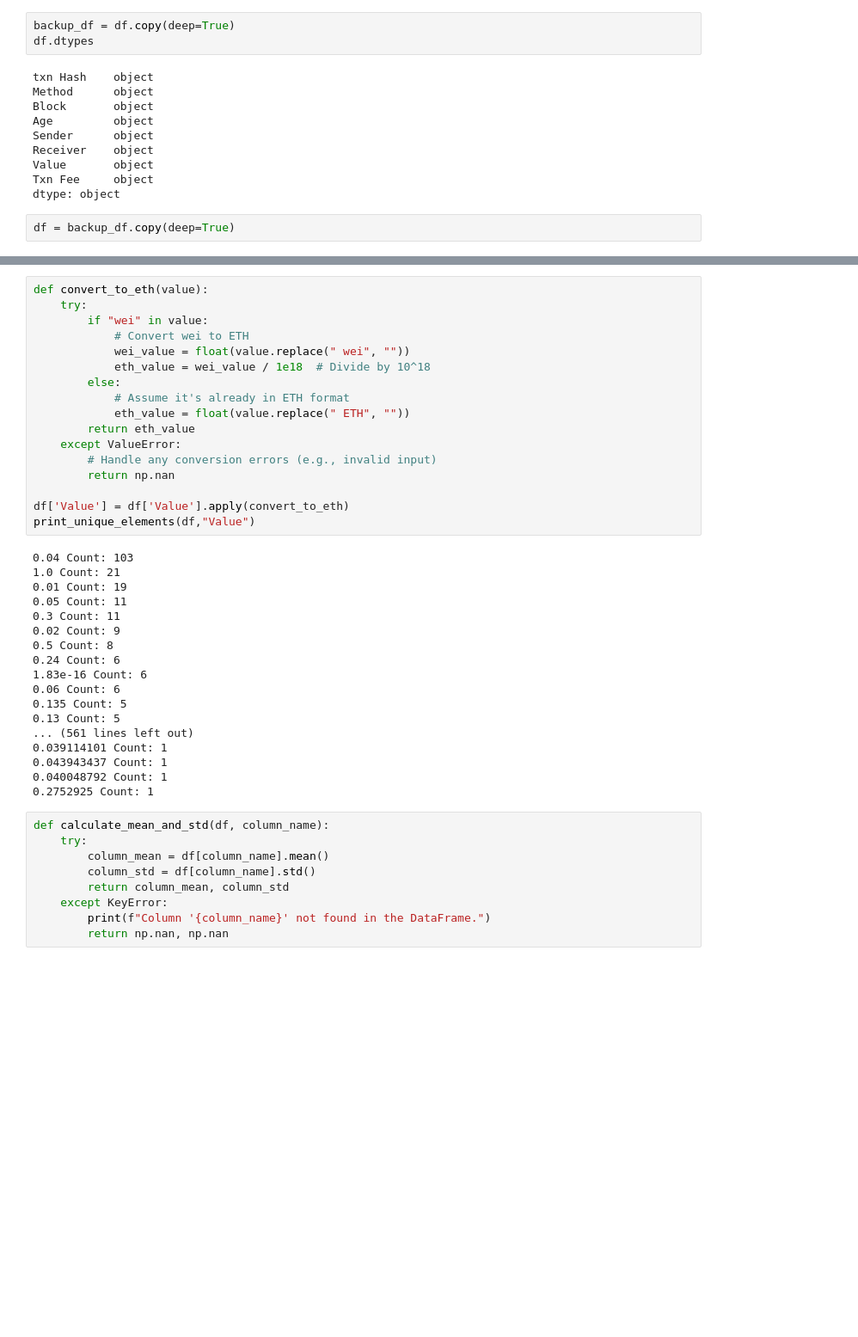
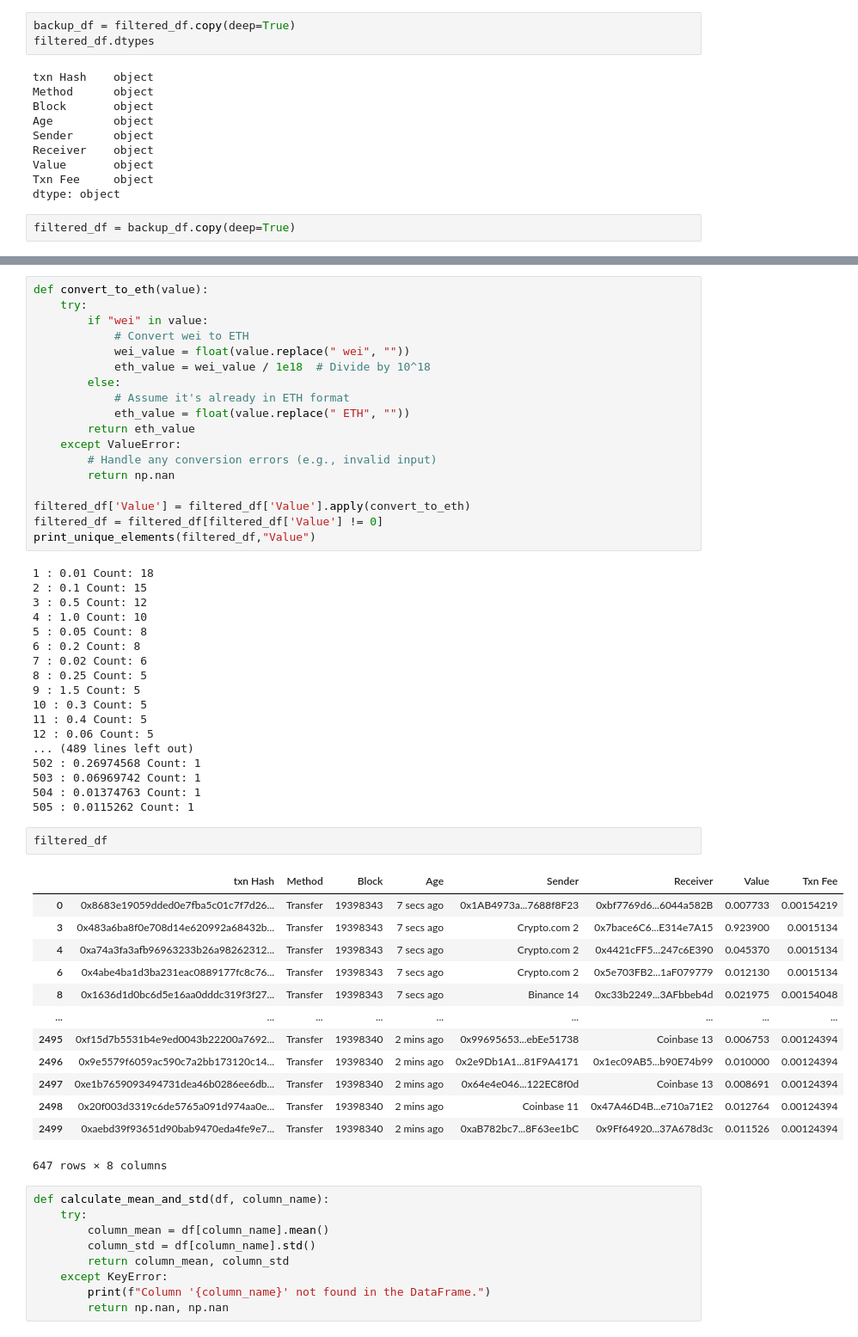
Before and after one commit to SoheilHajianManesh/Data-Sciense-Course-Projects, a Jupyter notebook: CA0/CA0 (3).ipynb, the cells around one changed output, grey strips where cells are left out. Shown at 86% size. Cells and saved outputs as stored; diff of their text form; blank space fills up the shorter version.

```diff
--- a/CA0/CA0 (3).ipynb
+++ b/CA0/CA0 (3).ipynb
@@ -131,6 +131,6 @@ filtered_df
 # %%
-backup_df = df.copy(deep=True)
-df.dtypes
+backup_df = filtered_df.copy(deep=True)
+filtered_df.dtypes
 # %% [output]
 txn Hash    object
 Method      object
@@ -142,7 +142,7 @@ Value       object
 Txn Fee     object
 dtype: object
 # %%
-df = backup_df.copy(deep=True)
+filtered_df = backup_df.copy(deep=True)
 # %%
 def print_unique_elements(df, column_name):
     try:
@@ -263,26 +260,43 @@ def convert_to_eth(value):
         # Handle any conversion errors (e.g., invalid input)
         return np.nan
 
-df['Value'] = df['Value'].apply(convert_to_eth)
-print_unique_elements(df,"Value")
+filtered_df['Value'] = filtered_df['Value'].apply(convert_to_eth)
+filtered_df = filtered_df[filtered_df['Value'] != 0]
+print_unique_elements(filtered_df,"Value")
 # %% [output]
-0.04 Count: 103
-1.0 Count: 21
-0.01 Count: 19
-0.05 Count: 11
-0.3 Count: 11
-0.02 Count: 9
-0.5 Count: 8
-0.24 Count: 6
-1.83e-16 Count: 6
-0.06 Count: 6
-0.135 Count: 5
-0.13 Count: 5
-... (561 lines left out)
-0.039114101 Count: 1
-0.043943437 Count: 1
-0.040048792 Count: 1
-0.2752925 Count: 1
+1 : 0.01 Count: 18
+2 : 0.1 Count: 15
+3 : 0.5 Count: 12
+4 : 1.0 Count: 10
+5 : 0.05 Count: 8
+6 : 0.2 Count: 8
+7 : 0.02 Count: 6
+8 : 0.25 Count: 5
+9 : 1.5 Count: 5
+10 : 0.3 Count: 5
+11 : 0.4 Count: 5
+12 : 0.06 Count: 5
+... (489 lines left out)
+502 : 0.26974568 Count: 1
+503 : 0.06969742 Count: 1
+504 : 0.01374763 Count: 1
+505 : 0.0115262 Count: 1
+# %%
+filtered_df
+# %% [output]
+|  | txn Hash | Method | Block | Age | Sender | Receiver | Value | Txn Fee |
+| 0 | 0x8683e19059dded0e7fba5c01c7f7d26... | Transfer | 19398343 | 7 secs ago | 0x1AB4973a...7688f8F23 | 0xbf7769d6...6044a582B | 0.007733 | 0.00154219 |
+| 3 | 0x483a6ba8f0e708d14e620992a68432b... | Transfer | 19398343 | 7 secs ago | Crypto.com 2 | 0x7bace6C6...E314e7A15 | 0.923900 | 0.0015134 |
+| 4 | 0xa74a3fa3afb96963233b26a98262312... | Transfer | 19398343 | 7 secs ago | Crypto.com 2 | 0x4421cFF5...247c6E390 | 0.045370 | 0.0015134 |
+| 6 | 0x4abe4ba1d3ba231eac0889177fc8c76... | Transfer | 19398343 | 7 secs ago | Crypto.com 2 | 0x5e703FB2...1aF079779 | 0.012130 | 0.0015134 |
+| 8 | 0x1636d1d0bc6d5e16aa0dddc319f3f27... | Transfer | 19398343 | 7 secs ago | Binance 14 | 0xc33b2249...3AFbbeb4d | 0.021975 | 0.00154048 |
+| ... | ... | ... | ... | ... | ... | ... | ... | ... |
+| 2495 | 0xf15d7b5531b4e9ed0043b22200a7692... | Transfer | 19398340 | 2 mins ago | 0x99695653...ebEe51738 | Coinbase 13 | 0.006753 | 0.00124394 |
+| 2496 | 0x9e5579f6059ac590c7a2bb173120c14... | Transfer | 19398340 | 2 mins ago | 0x2e9Db1A1...81F9A4171 | 0x1ec09AB5...b90E74b99 | 0.010000 | 0.00124394 |
+| 2497 | 0xe1b7659093494731dea46b0286ee6db... | Transfer | 19398340 | 2 mins ago | 0x64e4e046...122EC8f0d | Coinbase 13 | 0.008691 | 0.00124394 |
+| 2498 | 0x20f003d3319c6de5765a091d974aa0e... | Transfer | 19398340 | 2 mins ago | Coinbase 11 | 0x47A46D4B...e710a71E2 | 0.012764 | 0.00124394 |
+| 2499 | 0xaebd39f93651d90bab9470eda4fe9e7... | Transfer | 19398340 | 2 mins ago | 0xaB782bc7...8F63ee1bC | 0x9Ff64920...37A678d3c | 0.011526 | 0.00124394 |
+647 rows × 8 columns
 # %%
 def calculate_mean_and_std(df, column_name):
     try:
```
Also changed, not shown: parts of 14 cells of this notebook, 1 other file.
